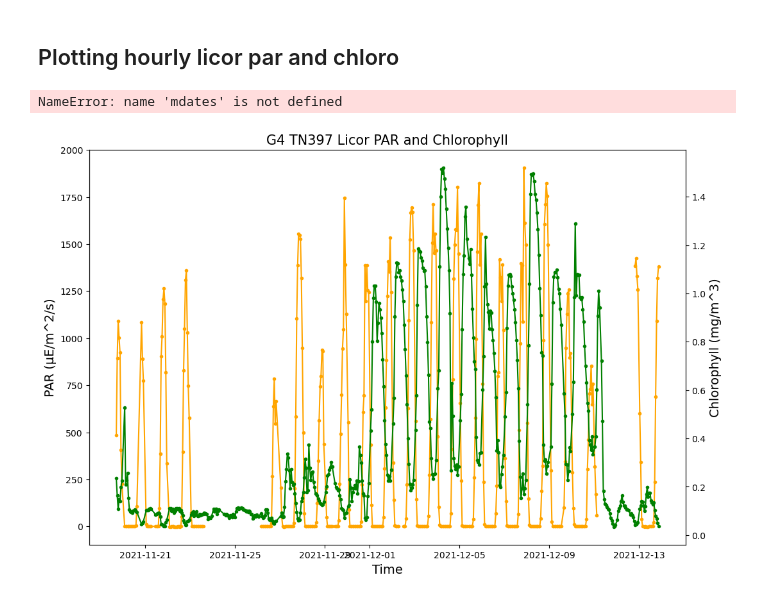
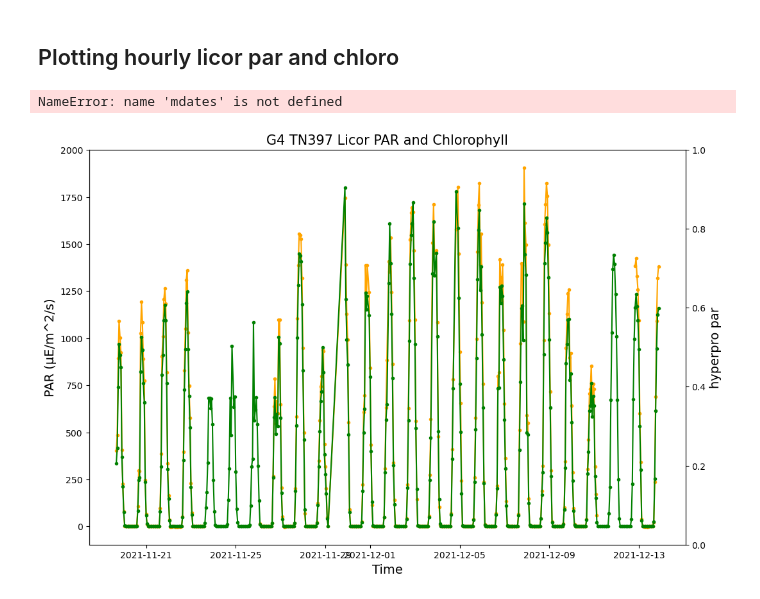
Before and after one commit to kpc02/SACNAS-2023-project, a Jupyter notebook: licor_and_chloro.ipynb, the cells around one changed output. Drawn from its saved outputs; the diff is of its cells as text; code cells hidden in the pictures.

```diff
--- a/licor_and_chloro.ipynb
+++ b/licor_and_chloro.ipynb
@@ -11,5 +11,6 @@ import plotly.express as px
 # %%
 licor_par = pd.read_csv('/Users/ceg/Desktop/kristine/SACNAS-2023-project/licor_hourly_par.csv')
 licor_par['datetime'] = pd.DatetimeIndex(licor_par.datetime.values)
+licor_par.rename(columns = {'datetime':'time'}, inplace = True)
 licor_par
 # %% [output]
@@ -46,3 +47,11 @@ g4_chloro
 | 596 | 2021-12-14 13:00:00+00:00 | 0.116568 |
 | 597 | 2021-12-14 14:00:00+00:00 | 0.116860 |
 547 rows × 2 columns
+# %%
+hyperpro = pd.read_csv('Gradients 4 - TN397 - Underway Hyperpro - Surface PAR.csv')
+hyperpro['time'] = pd.DatetimeIndex(hyperpro.time.values)
+hyper_hr = hyperpro.groupby([pd.Grouper(key = 'time', freq = 'H')]).agg({'surface_par': 'mean'}).reset_index()
+#hyper_hr[hyper_hr['time'] == '2021-11-25']
+missing_par = hyper_hr.loc[128:151]
+# index for starting for 11-25 for missing gap in licor is 128
+missing_par
@@ -49,3 +92,6 @@ g4_chloro
 # %%
-merged = pd.merge(licor_par, g4_chloro, left_on = 'datetime', right_on = 'time', how = 'inner')
-merged
+merged = pd.merge(licor_par, g4_chloro, left_on = 'time', right_on = 'time', how = 'inner')
+#licor_par.merge(g4_chloro,on='time').merge(missing_par,on='time')
+par_merge = pd.merge(licor_par, hyper_hr, left_on='time', right_on='time', how='inner')
+par_merge
+both_par = par_merge.loc[par_merge['surface_par'] < 3000]
@@ -85,27 +117,27 @@ plt.grid()
 ## Plotting hourly licor par and chloro
 # %%
 # setting variables
-x = merged['time']
-y = merged['mean_PAR']
-y1 = merged['chla_eco']
+x = both_par['time']
+y = both_par['mean_PAR']
+y1 = both_par['surface_par']
 # plotting diel cycle from scope_6 for pro only
 fig, ax = plt.subplots(sharey = True, sharex = True, nrows = 1, ncols = 1, figsize = (12, 8))
 # plots carbon quota data
 ax.plot(x, y, c='orange', marker = '.')
 # makes secondary axis by sharing the the xaxis and creating yaxis
 parax = ax.twinx()
 # plots par on shared xaxis
-parax.plot(x, y1, c = 'green', marker = '.')
+ax.plot(x, y1, c = 'green', marker = '.')
 ax.set_xlabel('Time', fontsize = 14)
-parax.set_ylabel('Chlorophyll (mg/m^3)', fontsize = 14)
+parax.set_ylabel('hyperpro par', fontsize = 14)
 ax.set_ylabel('PAR (μE/m^2/s)', fontsize = 14)
 plt.title('G4 TN397 Licor PAR and Chlorophyll', fontsize = 15)
 
 # shortens days into every other day for tick mark labels
 plt.gca().xaxis.set_major_locator(mdates.DayLocator(interval=1))
 plt.gcf().autofmt_xdate()
 for label in ax.xaxis.get_ticklabels()[::2]:
     label.set_visible(False)
 # %% [output]
 NameError: name 'mdates' is not defined
-[figure, old version]
+[figure, new version]
```
Also changed, not shown: parts of 4 cells of this notebook, 3 other files.
